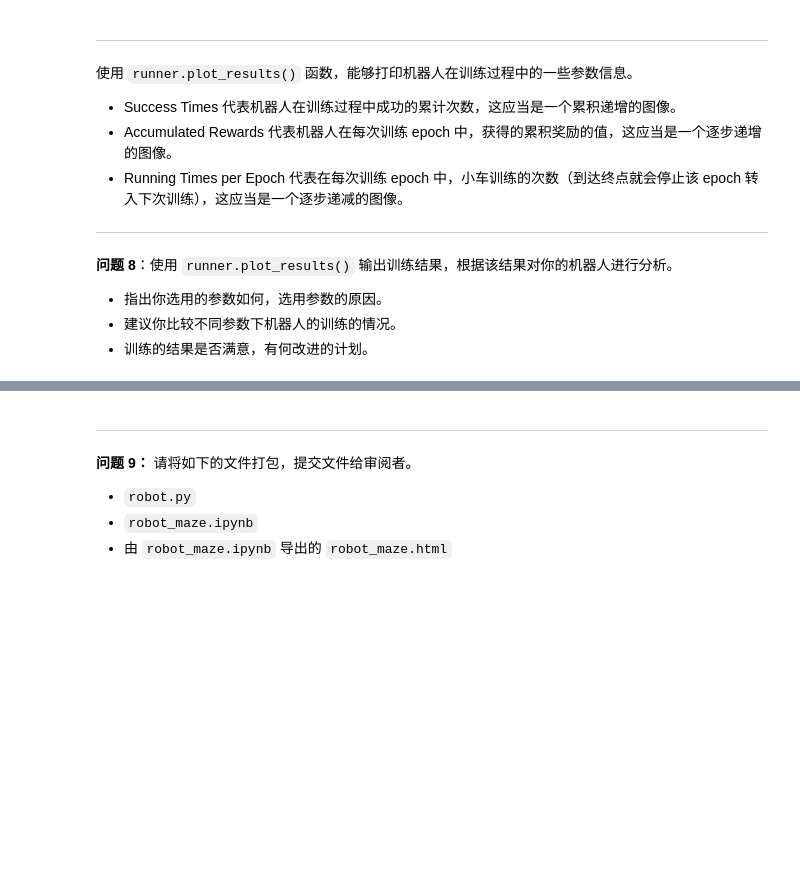
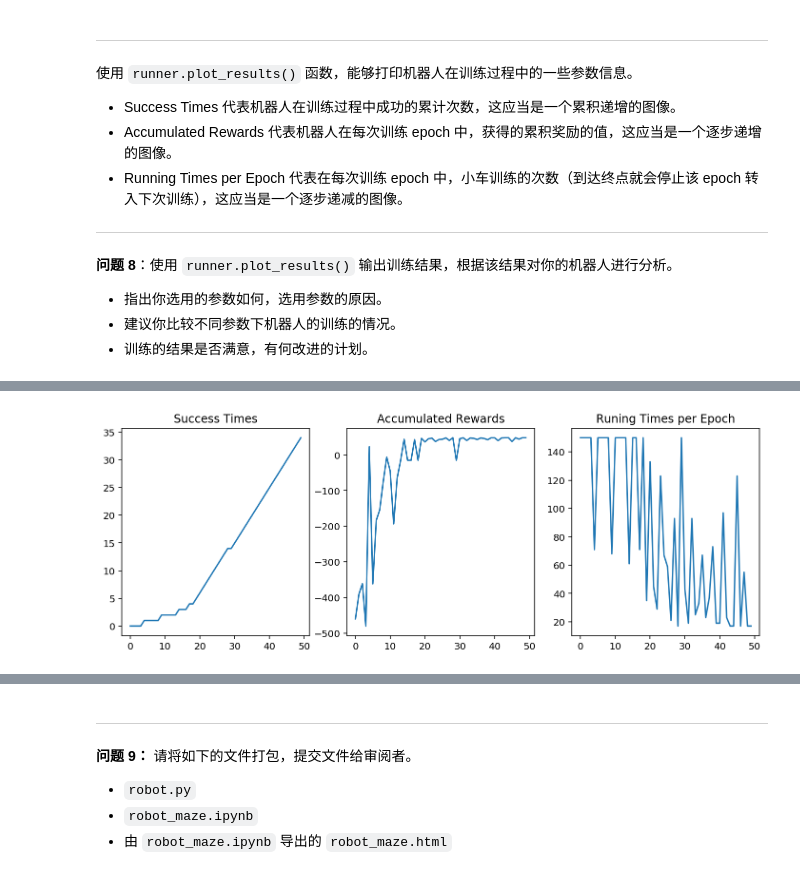
Before and after one commit to Elvirasun28/Qlearning_maze, a Jupyter notebook: robot_maze.ipynb, the cells around one changed output, grey strips where cells are left out. Drawn from its saved outputs; the diff is of its cells as text; code cells hidden in the pictures; blank space fills up the shorter version.

```diff
--- a/robot_maze.ipynb
+++ b/robot_maze.ipynb
@@ -264 +294,20 @@ trap_number = 1
+# %%
+## version 3
+epoch3 = 50
+
+epsilon0_3 = 0.2
+alpha3 = 0.5
+gamma3 = 0.9
+
+maze_size3 = (12,12)
+trap_number3 = 3
+
+
+g = Maze(maze_size=maze_size3,trap_number=trap_number3)
+r = Robot(g,alpha=alpha3, epsilon0=epsilon0_3, gamma=gamma3)
+r.set_status(learning=True)
+
+runner3 = Runner(r, g)
+runner3.run_training(epoch3, display_direction=True)
+runner3.generate_movie(filename = "final3.mp4") # 你可以注释该行代码，加快运行速度，不过你就无法观察到视频了。
 # %%
@@ -293,0 +357,4 @@ runner.plot_results()
+# %%
+runner3.plot_results()
+# %% [output]
+[figure, added]
```
Also changed, not shown: parts of 11 cells of this notebook, 5 other files.
